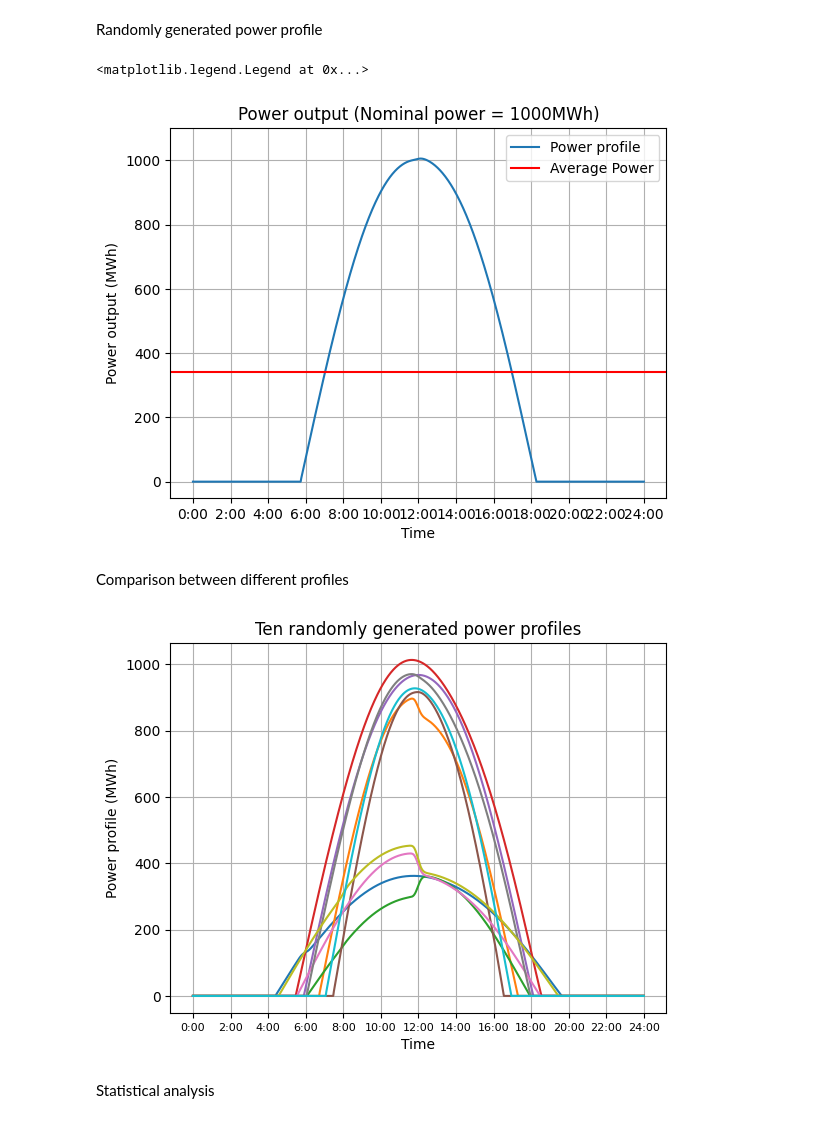
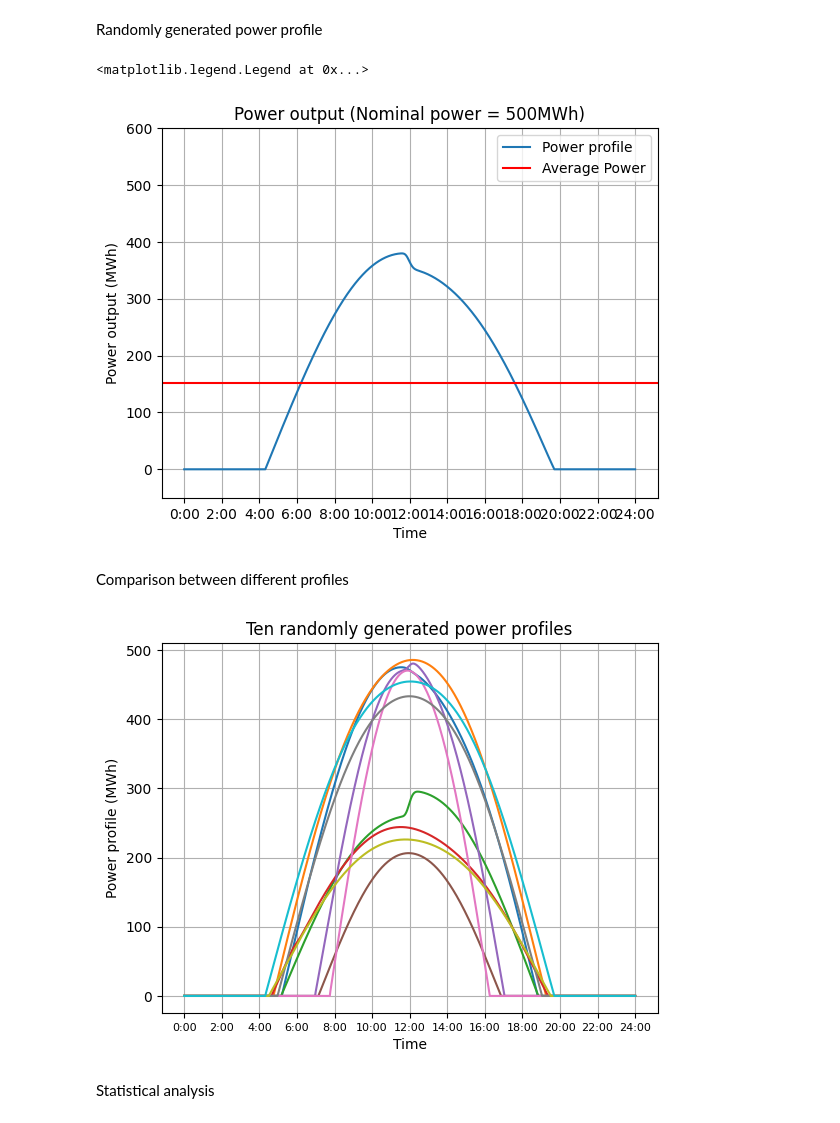
Before and after one commit to Andrea1999Broglia/Solar-field-output-simulation-by-Monte-Carlo-method, a Jupyter notebook: model.ipynb, the cells around one changed output. Drawn from its saved outputs; the diff is of its cells as text; code cells hidden in the pictures.

```diff
--- a/model.ipynb
+++ b/model.ipynb
@@ -17,9 +17,9 @@ from numba import njit
 
 standard_irradiance = 1000              # standard irradiance (W/m**2)
 gamma= -0.004                           # Temperature-efficiency parameter (-)
-Lat=45+27/60                        # ° -60° --> 60 °
+Lat=45+27/60                            # ° -60° --> 60 °
 PLF= 1                                  # performance decay parameter over time, not accounted for yet (-)
-plant_power=1000                        # MWh
+plant_power=500                         # MWh
 # %% [markdown]
 # Functions for Brock model of day duration
 # %%
@@ -192,17 +192,17 @@ Randomly generated power profile
 # %%
 trial=random_power_profile_generator()
 plt.plot(hours, trial[0], label="Power profile")
 plt.xticks(ticks_string)
 plt.grid()
 plt.xlabel("Time")
 plt.ylabel("Power output (MWh)")
 plt.title("Power output (Nominal power = "+ str(plant_power)+ "MWh)")
 plt.axhline(y=np.average(trial[0]), label="Average Power", color="red")
-plt.ylim(-50,1100)
+plt.ylim(-50,plant_power+100)
 plt.legend()
 # %% [output]
 <matplotlib.legend.Legend at 0x...>
-[figure, old version]
+[figure, new version]
 # %% [markdown]
 Comparison between different profiles
 # %%
@@ -214,7 +214,7 @@ for j in range(10):
 plt.grid()
 plt.title("Ten randomly generated power profiles");
 # %% [output]
-[figure, old version]
+[figure, new version]
 # %% [markdown]
 Statistical analysis
 # %%
```
Also changed, not shown: parts of 5 cells of this notebook.
